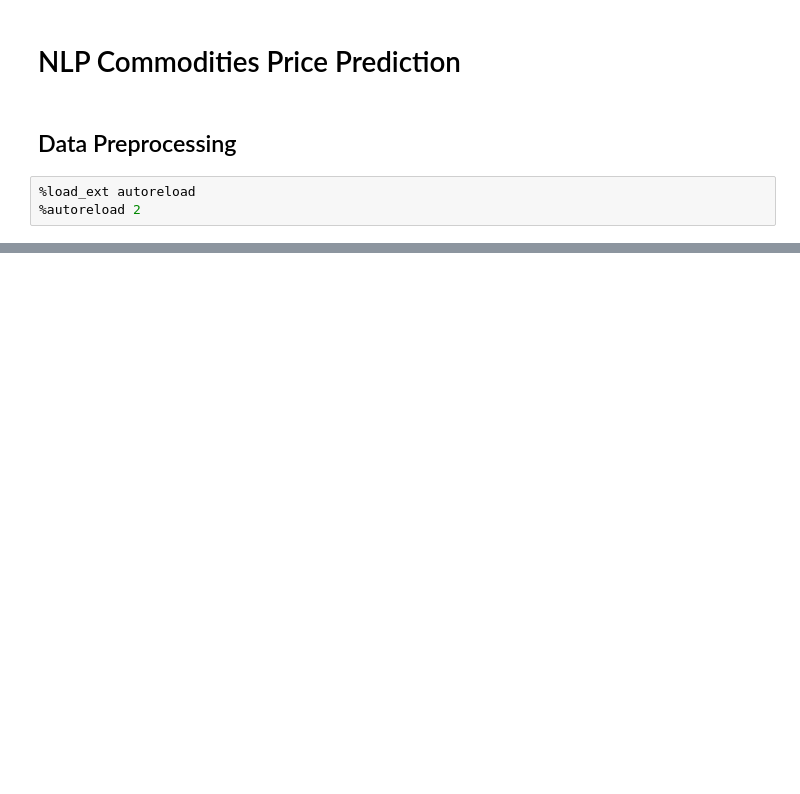
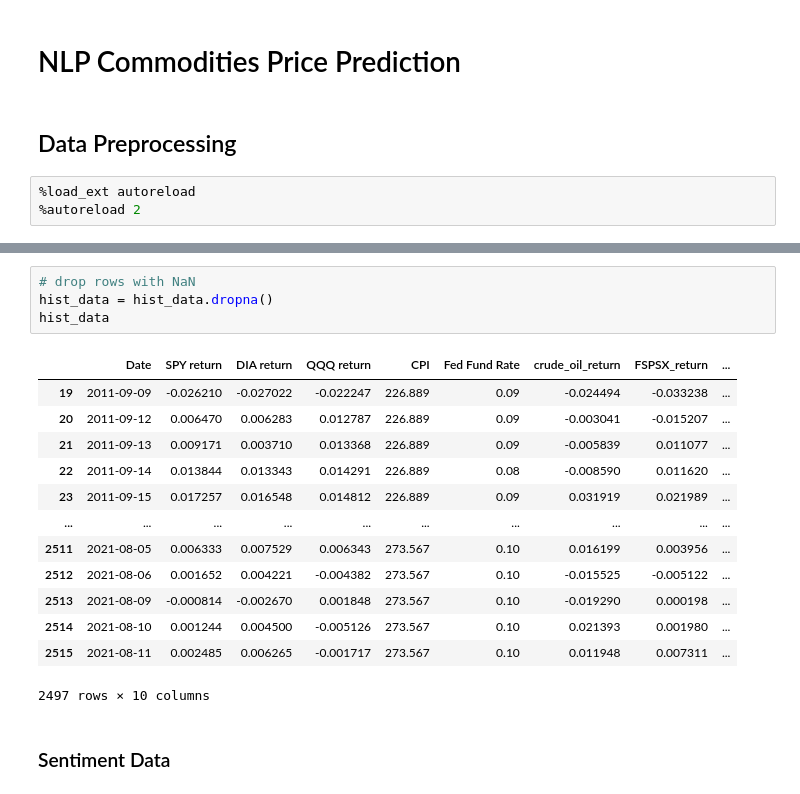
Before and after one commit to itsGarrin/nlp-commodities-price-prediction, a Jupyter notebook: notebook/nlp-commodities-price-prediction.ipynb, the cells around one changed output, grey strips where cells are left out. Drawn from its saved outputs; the diff is of its cells as text; blank space fills up the shorter version.

```diff
--- a/notebook/nlp-commodities-price-prediction.ipynb
+++ b/notebook/nlp-commodities-price-prediction.ipynb
@@ -26,0 +80,20 @@ df
+# %%
+# drop rows with NaN
+hist_data = hist_data.dropna()
+hist_data
+# %% [output]
+|  | Date | SPY return | DIA return | QQQ return | CPI | Fed Fund Rate | crude_oil_return | FSPSX_return | ... |
+| 19 | 2011-09-09 | -0.026210 | -0.027022 | -0.022247 | 226.889 | 0.09 | -0.024494 | -0.033238 | ... |
+| 20 | 2011-09-12 | 0.006470 | 0.006283 | 0.012787 | 226.889 | 0.09 | -0.003041 | -0.015207 | ... |
+| 21 | 2011-09-13 | 0.009171 | 0.003710 | 0.013368 | 226.889 | 0.09 | -0.005839 | 0.011077 | ... |
+| 22 | 2011-09-14 | 0.013844 | 0.013343 | 0.014291 | 226.889 | 0.08 | -0.008590 | 0.011620 | ... |
+| 23 | 2011-09-15 | 0.017257 | 0.016548 | 0.014812 | 226.889 | 0.09 | 0.031919 | 0.021989 | ... |
+| ... | ... | ... | ... | ... | ... | ... | ... | ... | ... |
+| 2511 | 2021-08-05 | 0.006333 | 0.007529 | 0.006343 | 273.567 | 0.10 | 0.016199 | 0.003956 | ... |
+| 2512 | 2021-08-06 | 0.001652 | 0.004221 | -0.004382 | 273.567 | 0.10 | -0.015525 | -0.005122 | ... |
+| 2513 | 2021-08-09 | -0.000814 | -0.002670 | 0.001848 | 273.567 | 0.10 | -0.019290 | 0.000198 | ... |
+| 2514 | 2021-08-10 | 0.001244 | 0.004500 | -0.005126 | 273.567 | 0.10 | 0.021393 | 0.001980 | ... |
+| 2515 | 2021-08-11 | 0.002485 | 0.006265 | -0.001717 | 273.567 | 0.10 | 0.011948 | 0.007311 | ... |
+2497 rows × 10 columns
+# %% [markdown]
+### Sentiment Data
```
Also changed, not shown: parts of 36 cells of this notebook.
